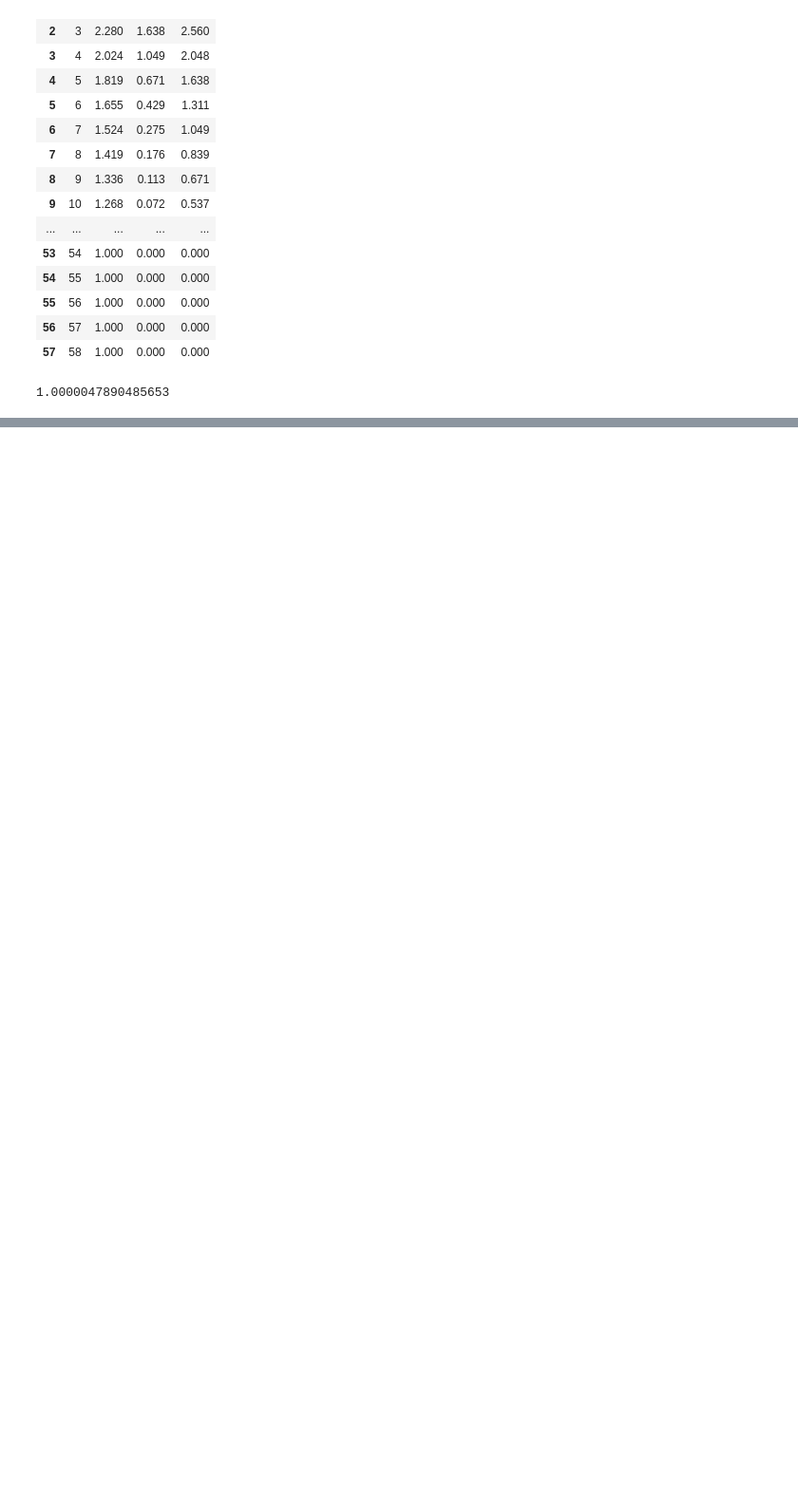
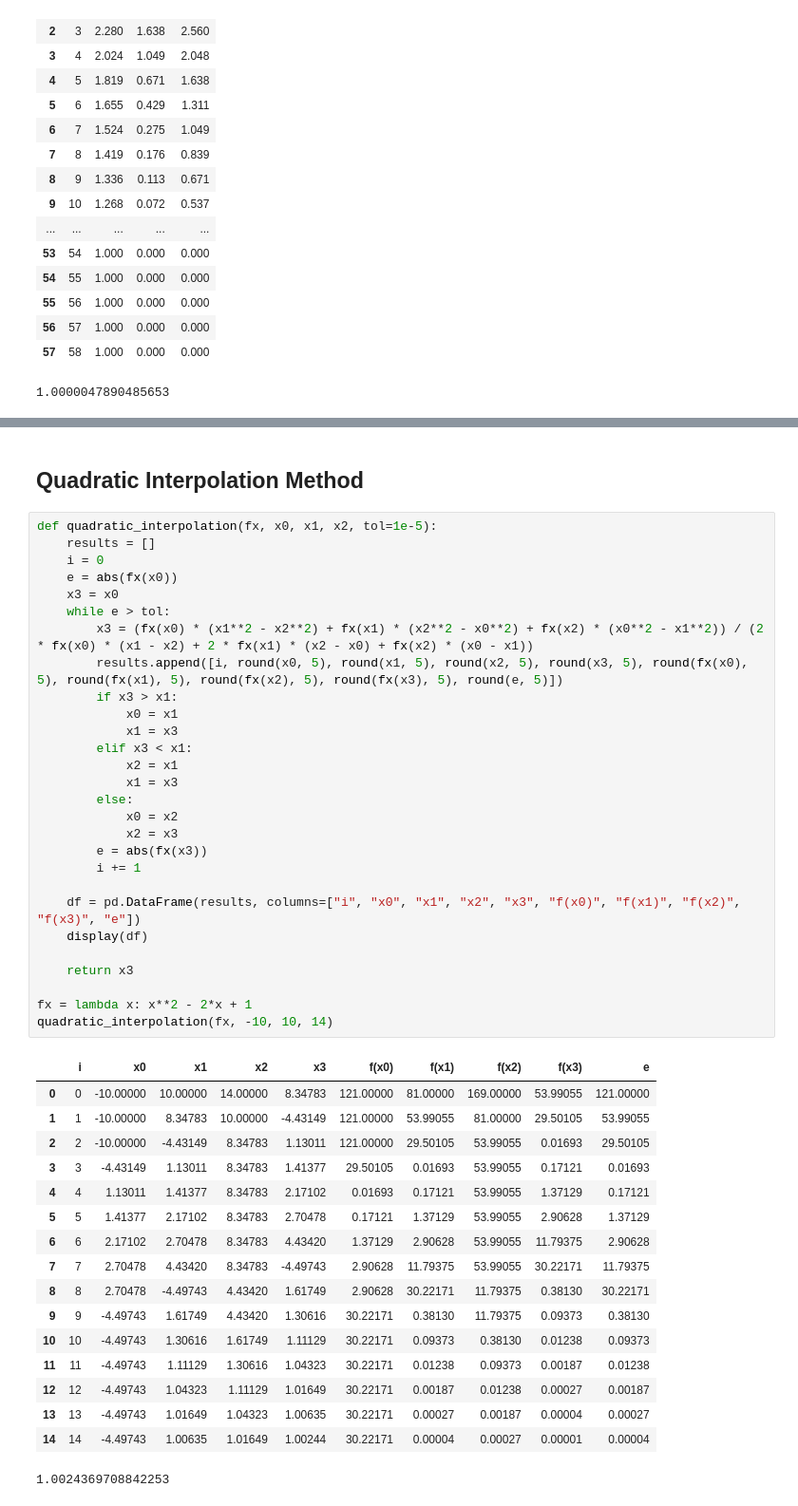
Before and after one commit to yogarn/metnum, a Jupyter notebook: 11_optimasi.ipynb, the cells around one changed output, grey strips where cells are left out. Shown at 95% size. Saved outputs shown, nothing was run; the diff lists cells and outputs as text; blank space fills up the shorter version.

```diff
--- a/11_optimasi.ipynb
+++ b/11_optimasi.ipynb
@@ -214,0 +296,48 @@ steepest_gradient_descent((lambda x: x**2 - 2*x + 1), 3, (lambda x: 2*x - 2))
+# %% [markdown]
+## Quadratic Interpolation Method
+# %%
+def quadratic_interpolation(fx, x0, x1, x2, tol=1e-5):
+    results = []
+    i = 0
+    e = abs(fx(x0))
+    x3 = x0
+    while e > tol:
+        x3 = (fx(x0) * (x1**2 - x2**2) + fx(x1) * (x2**2 - x0**2) + fx(x2) * (x0**2 - x1**2)) / (2 * fx(x0) * (x1 - x2) + 2 * fx(x1) * (x2 - x0) + fx(x2) * (x0 - x1))
+        results.append([i, round(x0, 5), round(x1, 5), round(x2, 5), round(x3, 5), round(fx(x0), 5), round(fx(x1), 5), round(fx(x2), 5), round(fx(x3), 5), round(e, 5)])
+        if x3 > x1:
+            x0 = x1
+            x1 = x3
+        elif x3 < x1:
+            x2 = x1
+            x1 = x3
+        else:
+            x0 = x2
+            x2 = x3
+        e = abs(fx(x3))
+        i += 1
+
+    df = pd.DataFrame(results, columns=["i", "x0", "x1", "x2", "x3", "f(x0)", "f(x1)", "f(x2)", "f(x3)", "e"])
+    display(df)
+
+    return x3
+
+fx = lambda x: x**2 - 2*x + 1
+quadratic_interpolation(fx, -10, 10, 14)
+# %% [output]
+|  | i | x0 | x1 | x2 | x3 | f(x0) | f(x1) | f(x2) | f(x3) | e |
+| 0 | 0 | -10.00000 | 10.00000 | 14.00000 | 8.34783 | 121.00000 | 81.00000 | 169.00000 | 53.99055 | 121.00000 |
+| 1 | 1 | -10.00000 | 8.34783 | 10.00000 | -4.43149 | 121.00000 | 53.99055 | 81.00000 | 29.50105 | 53.99055 |
+| 2 | 2 | -10.00000 | -4.43149 | 8.34783 | 1.13011 | 121.00000 | 29.50105 | 53.99055 | 0.01693 | 29.50105 |
+| 3 | 3 | -4.43149 | 1.13011 | 8.34783 | 1.41377 | 29.50105 | 0.01693 | 53.99055 | 0.17121 | 0.01693 |
+| 4 | 4 | 1.13011 | 1.41377 | 8.34783 | 2.17102 | 0.01693 | 0.17121 | 53.99055 | 1.37129 | 0.17121 |
+| 5 | 5 | 1.41377 | 2.17102 | 8.34783 | 2.70478 | 0.17121 | 1.37129 | 53.99055 | 2.90628 | 1.37129 |
+| 6 | 6 | 2.17102 | 2.70478 | 8.34783 | 4.43420 | 1.37129 | 2.90628 | 53.99055 | 11.79375 | 2.90628 |
+| 7 | 7 | 2.70478 | 4.43420 | 8.34783 | -4.49743 | 2.90628 | 11.79375 | 53.99055 | 30.22171 | 11.79375 |
+| 8 | 8 | 2.70478 | -4.49743 | 4.43420 | 1.61749 | 2.90628 | 30.22171 | 11.79375 | 0.38130 | 30.22171 |
+| 9 | 9 | -4.49743 | 1.61749 | 4.43420 | 1.30616 | 30.22171 | 0.38130 | 11.79375 | 0.09373 | 0.38130 |
+| 10 | 10 | -4.49743 | 1.30616 | 1.61749 | 1.11129 | 30.22171 | 0.09373 | 0.38130 | 0.01238 | 0.09373 |
+| 11 | 11 | -4.49743 | 1.11129 | 1.30616 | 1.04323 | 30.22171 | 0.01238 | 0.09373 | 0.00187 | 0.01238 |
+| 12 | 12 | -4.49743 | 1.04323 | 1.11129 | 1.01649 | 30.22171 | 0.00187 | 0.01238 | 0.00027 | 0.00187 |
+| 13 | 13 | -4.49743 | 1.01649 | 1.04323 | 1.00635 | 30.22171 | 0.00027 | 0.00187 | 0.00004 | 0.00027 |
+| 14 | 14 | -4.49743 | 1.00635 | 1.01649 | 1.00244 | 30.22171 | 0.00004 | 0.00027 | 0.00001 | 0.00004 |
+1.0024369708842253
```
Also changed, not shown: parts of 7 cells of this notebook.
